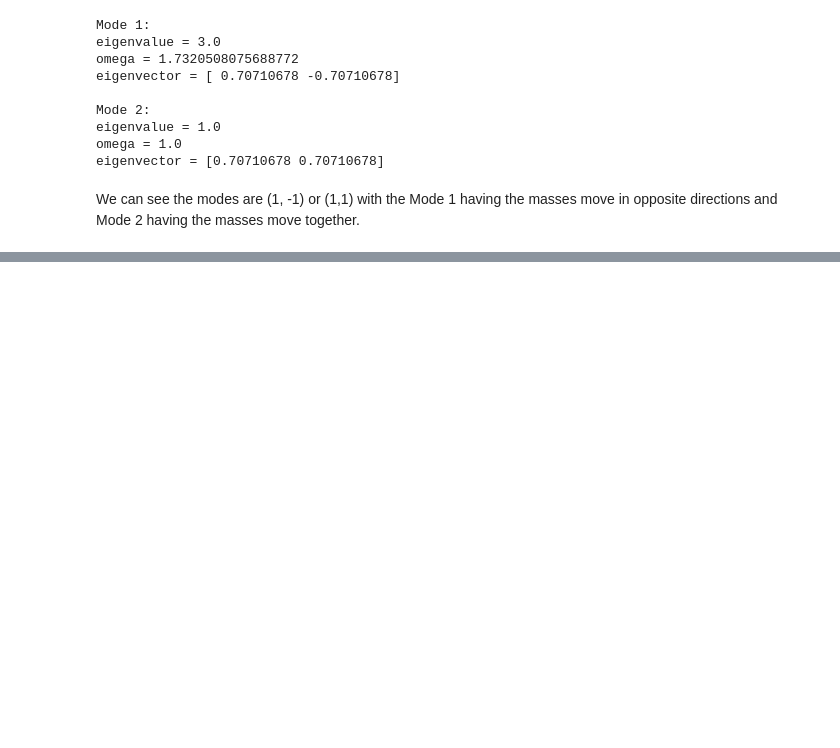
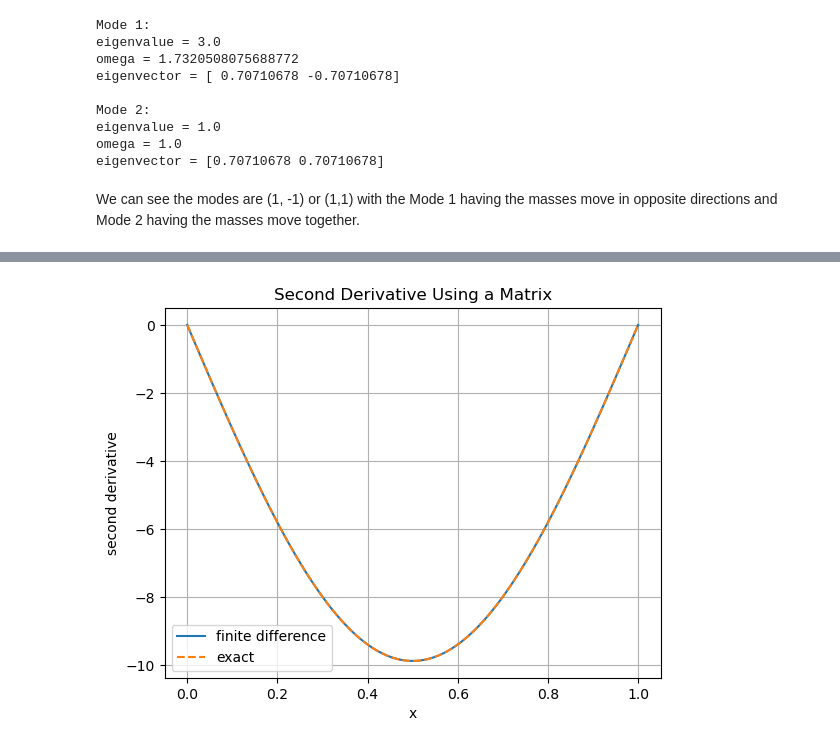
Before and after one commit to h-Escamilla/Computational-Methods-For-Mathematical-Physics-1-at-UTSA, a Jupyter notebook: LinearAlgebra.ipynb, the cells around one changed output, grey strips where cells are left out. Cells and saved outputs as stored; diff of their text form; code cells hidden in the pictures; blank space fills up the shorter version.

```diff
--- a/LinearAlgebra.ipynb
+++ b/LinearAlgebra.ipynb
@@ -424,0 +571,16 @@ We can see the modes are (1, -1) or (1,1) with the Mode 1 having the masses move
+# %%
+#obviously we want more than 4 points so let's build a derivative matrix of 100 points
+n = 100
+x = np.linspace(0, 1, n)
+h = x[1] - x[0] #again this is the spacing between points
+
+D_2 = np.zeros((n,n)) #builds an nxn matrix and fills it iwth zeroes
+
+for i in range(1, n-1):
+    D_2[i, i-1] = 1
+    D_2[i, i] = -2
+    D_2[i, i+1] =1
+
+D_2 = D_2 / h**2
+
+print(D_2)
@@ -424,0 +599,17 @@ We can see the modes are (1, -1) or (1,1) with the Mode 1 having the masses move
+# %%
+f = np.sin(np.pi * x)
+
+second_derivative = D_2 @ f
+exact_derivative = -np.pi**2 * np.sin(np.pi * x)
+
+plt.plot(x, second_derivative, label="finite difference")
+plt.plot(x, exact_derivative, "--", label="exact")
+
+plt.xlabel("x")
+plt.ylabel("second derivative")
+plt.title("Second Derivative Using a Matrix")
+plt.legend()
+plt.grid()
+plt.show()
+# %% [output]
+[figure, added]
```
Also changed, not shown: parts of 20 cells of this notebook.
